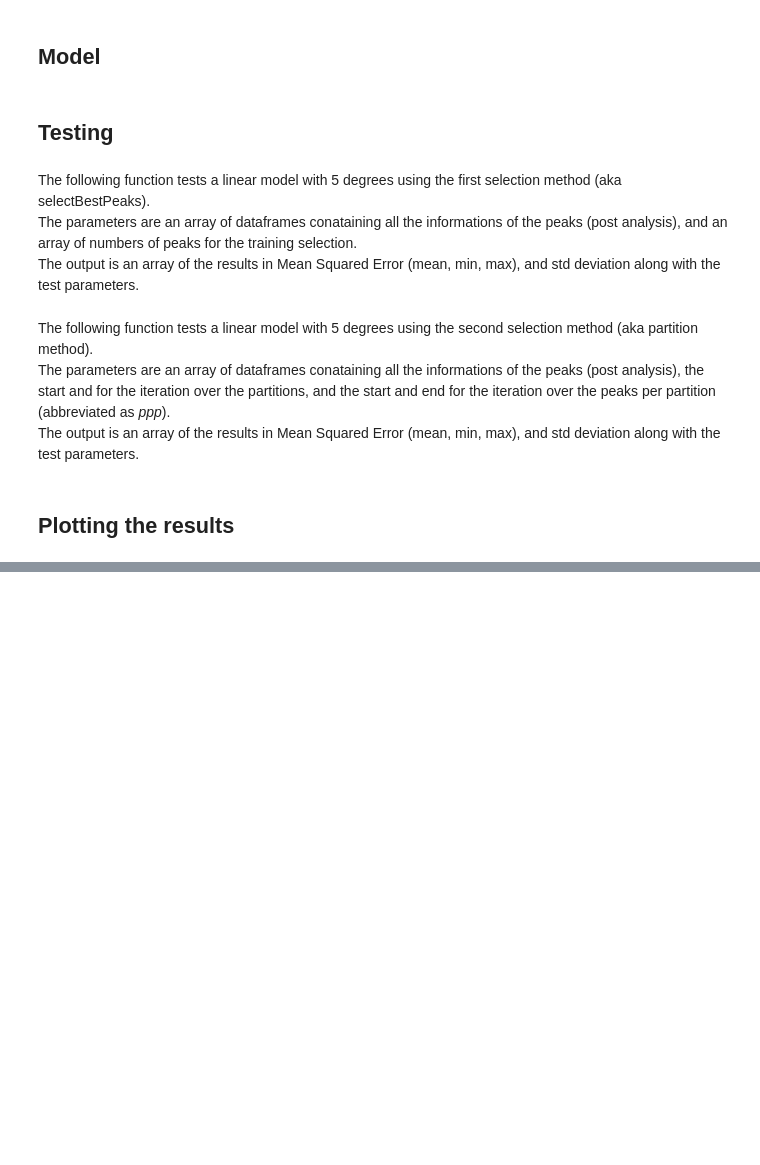
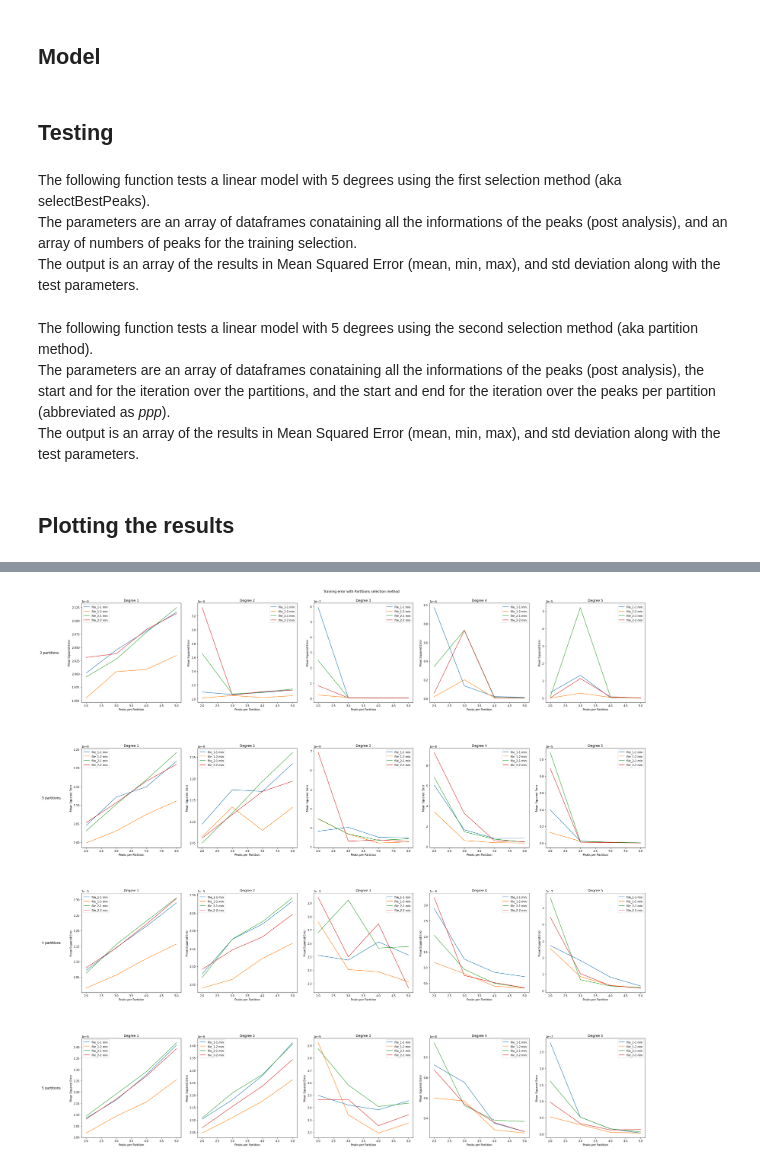
Before and after one commit to jokinen77/DataScienceProject1-Orbitrap, a Jupyter notebook: Comparison File.ipynb, the cells around one changed output, grey strips where cells are left out. Drawn from its saved outputs; the diff is of its cells as text; code cells hidden in the pictures; blank space fills up the shorter version.

```diff
--- a/Comparison File.ipynb
+++ b/Comparison File.ipynb
@@ -541,0 +585,38 @@ def testModelPartitions(completePeaks, partitions_start=2, partitions_end=5, ppp
+# %%
+def plotPartitionsResults(dataArray, labels):
+    a = len(set([p['partitions'] for p in dataArray[0]]))
+    b = len(set(p['degree'] for p in dataArray[0]))
+    fig, axis = plt.subplots(a,b,figsize=(30,30))
+    fig.tight_layout(pad=3.0)
+    #fig.subplots_adjust(top=1.65)
+    fig.suptitle("Training error with Partitions selection method")
+    for axs in axis:
+        for ax in axs:
+            ax.set_box_aspect(1)
+            ax.set(xlabel='Peaks per Partition', ylabel='Mean Squared Error')
+
+    for i in range(a):
+        for j in range(b):
+            axis[i][j].set_title('Degree '+str(j+1))
+            k = 0
+            for d in dataArray:
+                x = sorted(set(p['n'] for p in d))
+                y = [p['mean_mse'] for p in d if p['degree'] == j+1 and p['partitions'] == i+2]
+                axis[i][j].plot(x, y, label=labels[k])
+                k+=1
+            axis[i][j].legend()
+
+    #Side notation on rows for indicating # of partitions
+    rows = ['{} partitions'.format(row+2) for row in range(a)]
+    pad = 30
+    for ax, row in zip(axis[:,0], rows):
+        ax.annotate(row, xy=(0, 0.5), xytext=(-ax.yaxis.labelpad - pad, 0),
+                    xycoords=ax.yaxis.label, textcoords='offset points',
+                    size='large', ha='right', va='center')
+    fig.patch.set_facecolor('white')
+# %%
+plotDataPartitions = [testResultsPartition1[0], testResultsPartition1[1], testResultsPartition2[0], testResultsPartition2[1]]
+labels = ["file_1-1 min", "file_1-2 min", "file_2-1 min", "file_2-2 min"]
+plotPartitionsResults(plotDataPartitions, labels)
+# %% [output]
+[figure, added]
```
Also changed, not shown: parts of 6 cells of this notebook.
